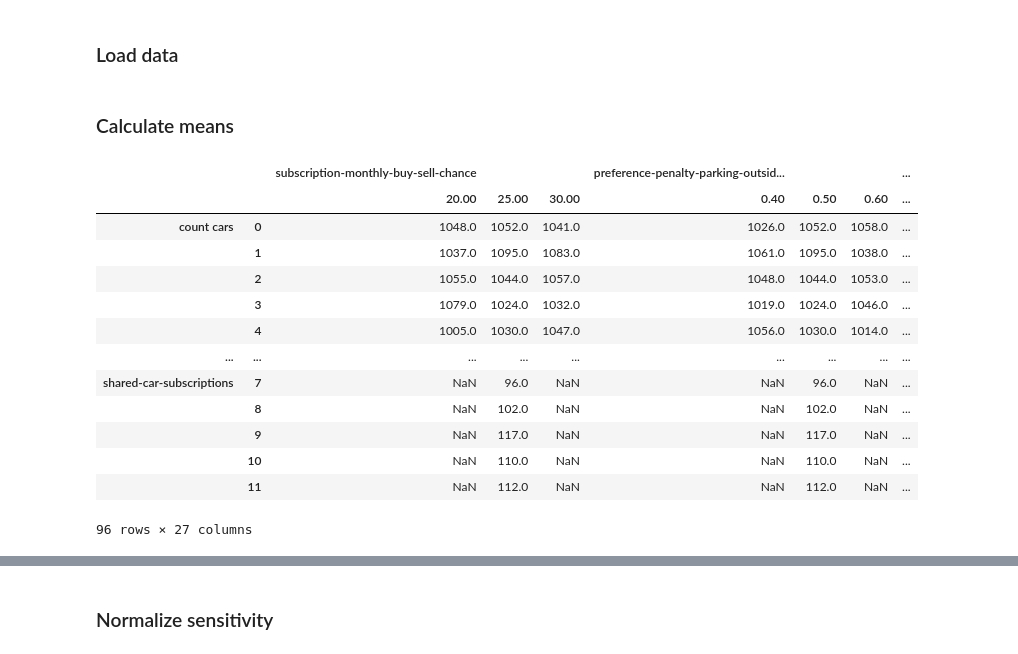
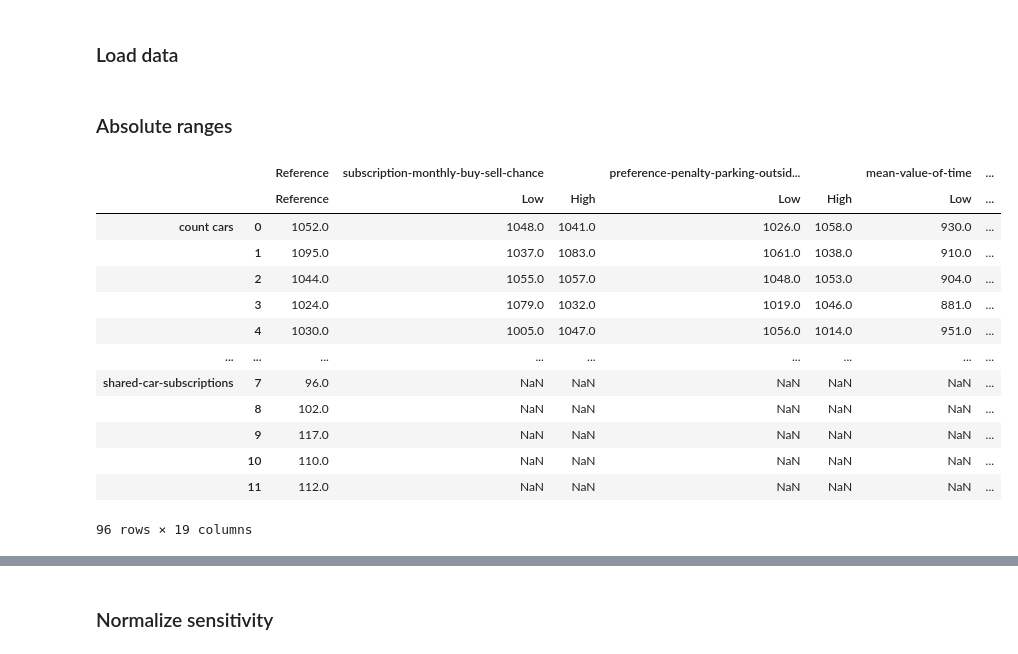
Before and after one commit to EwoutH/SEN9120-ABC, a Jupyter notebook: notebooks/process_sensitivity.ipynb, the cells around one changed output, grey strips where cells are left out. Saved outputs shown, nothing was run; the diff lists cells and outputs as text; code cells hidden in the pictures.

```diff
--- a/notebooks/process_sensitivity.ipynb
+++ b/notebooks/process_sensitivity.ipynb
@@ -75,2 +95,0 @@ KPIs = [
-# %% [markdown]
-### Calculate means
@@ -82,19 +95,0 @@ for (k, v), df_t in dfs.items():
-# %%
-mean_df = pd.DataFrame.from_dict(mean_dict).T
-mean_df = mean_df.sort_index(axis="columns", level=0).T
-mean_df
-# %% [output]
-|  |  | subscription-monthly-buy-sell-chance |  |  | preference-penalty-parking-outsid... |  |  | ... |
-|  |  | 20.00 | 25.00 | 30.00 | 0.40 | 0.50 | 0.60 | ... |
-| count cars | 0 | 1048.0 | 1052.0 | 1041.0 | 1026.0 | 1052.0 | 1058.0 | ... |
-|  | 1 | 1037.0 | 1095.0 | 1083.0 | 1061.0 | 1095.0 | 1038.0 | ... |
-|  | 2 | 1055.0 | 1044.0 | 1057.0 | 1048.0 | 1044.0 | 1053.0 | ... |
-|  | 3 | 1079.0 | 1024.0 | 1032.0 | 1019.0 | 1024.0 | 1046.0 | ... |
-|  | 4 | 1005.0 | 1030.0 | 1047.0 | 1056.0 | 1030.0 | 1014.0 | ... |
-| ... | ... | ... | ... | ... | ... | ... | ... | ... |
-| shared-car-subscriptions | 7 | NaN | 96.0 | NaN | NaN | 96.0 | NaN | ... |
-|  | 8 | NaN | 102.0 | NaN | NaN | 102.0 | NaN | ... |
-|  | 9 | NaN | 117.0 | NaN | NaN | 117.0 | NaN | ... |
-|  | 10 | NaN | 110.0 | NaN | NaN | 110.0 | NaN | ... |
-|  | 11 | NaN | 112.0 | NaN | NaN | 112.0 | NaN | ... |
-96 rows × 27 columns
@@ -102,0 +96,20 @@ mean_df
+# %% [markdown]
+### Absolute ranges
+# %%
+abs_df = create_df(True)
+abs_df
+# %% [output]
+|  |  | Reference | subscription-monthly-buy-sell-chance |  | preference-penalty-parking-outsid... |  | mean-value-of-time | ... |
+|  |  | Reference | Low | High | Low | High | Low | ... |
+| count cars | 0 | 1052.0 | 1048.0 | 1041.0 | 1026.0 | 1058.0 | 930.0 | ... |
+|  | 1 | 1095.0 | 1037.0 | 1083.0 | 1061.0 | 1038.0 | 910.0 | ... |
+|  | 2 | 1044.0 | 1055.0 | 1057.0 | 1048.0 | 1053.0 | 904.0 | ... |
+|  | 3 | 1024.0 | 1079.0 | 1032.0 | 1019.0 | 1046.0 | 881.0 | ... |
+|  | 4 | 1030.0 | 1005.0 | 1047.0 | 1056.0 | 1014.0 | 951.0 | ... |
+| ... | ... | ... | ... | ... | ... | ... | ... | ... |
+| shared-car-subscriptions | 7 | 96.0 | NaN | NaN | NaN | NaN | NaN | ... |
+|  | 8 | 102.0 | NaN | NaN | NaN | NaN | NaN | ... |
+|  | 9 | 117.0 | NaN | NaN | NaN | NaN | NaN | ... |
+|  | 10 | 110.0 | NaN | NaN | NaN | NaN | NaN | ... |
+|  | 11 | 112.0 | NaN | NaN | NaN | NaN | NaN | ... |
+96 rows × 19 columns
```
Also changed, not shown: parts of 14 cells of this notebook, 2 other files.
